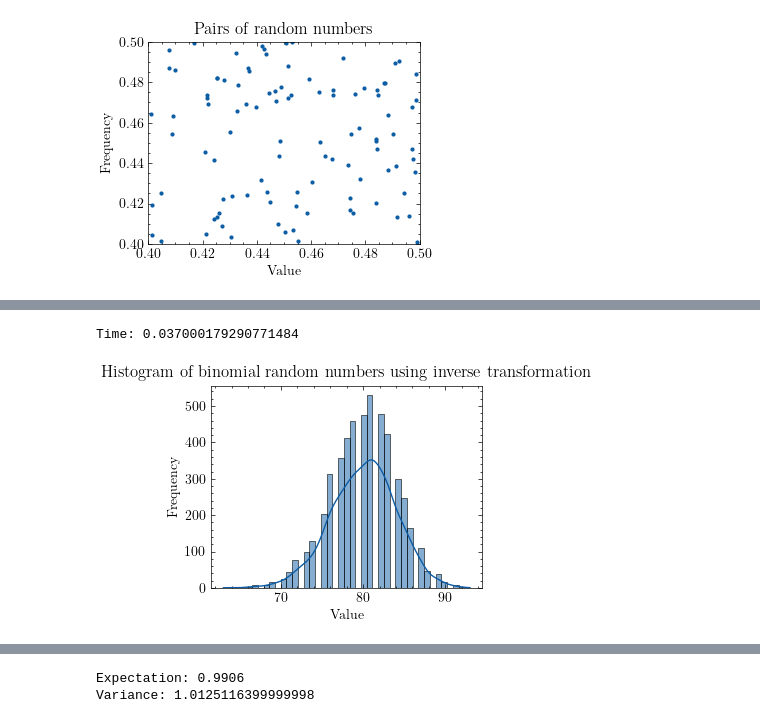
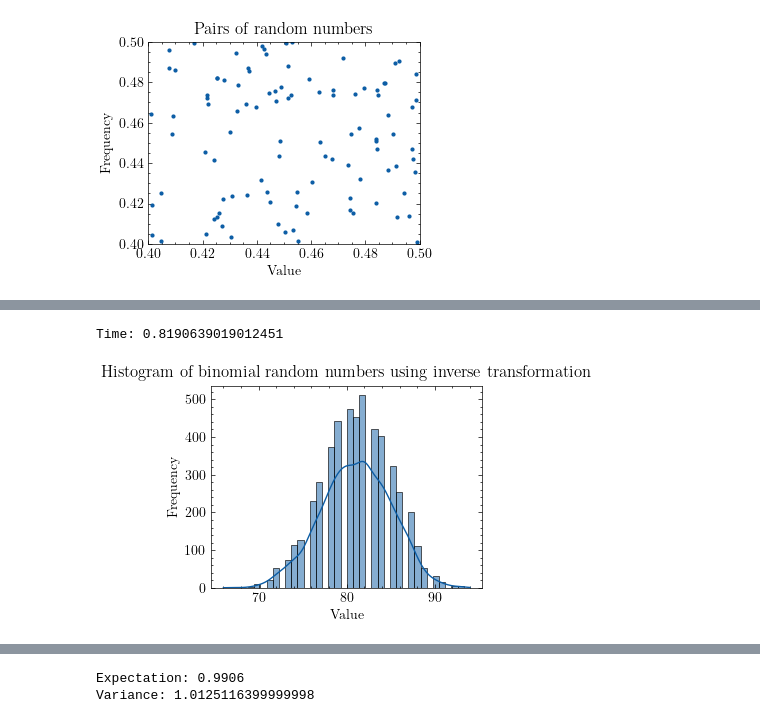
Before and after one commit to kanavmal/MATH512, a Jupyter notebook: Project 2/code.ipynb, the cells around one changed output, grey strips where cells are left out. Saved outputs shown, nothing was run; the diff lists cells and outputs as text; code cells hidden in the pictures.

```diff
--- a/Project 2/code.ipynb
+++ b/Project 2/code.ipynb
@@ -242,27 +242,35 @@ Probability: 0.00000000
 # %%
 # b)
 # Generate random numbers
+# Use the inverse transformation method mentioned in class.
 n = 100
 p = 0.8
 x = np.zeros(5000)
 start = time()
 for i in range(5000):
-    u = np.random.rand(n)
-    x[i] = np.sum(u < p)
+    #  Inverse binomial
+    u = np.random.rand()
+    k = 0
+    F = (1 - p)**n
+    while u >= F:
+        F += (math.comb(n, k) * p**k * (1 - p)**(n - k))
+        k += 1
+    x[i] = k
+
 
 end = time()
 print('Time:', end - start)
 
 # Plot histogram
 plt.figure()
 sns.histplot(x, kde=True)
 plt.title('Histogram of binomial random numbers using inverse transformation')
 plt.xlabel('Value')
 plt.ylabel('Frequency')
 plt.show()
 # %% [output]
-Time: 0.037000179290771484
+Time: 0.8190639019012451
-[figure, old version]
+[figure, new version]
 # %%
 # # 4)
 # Generate 5000 Poisson random variables with mean 𝜆 = 2. Plot the histogram of your results. Compare with the
```
Also changed, not shown: parts of 6 cells of this notebook.
